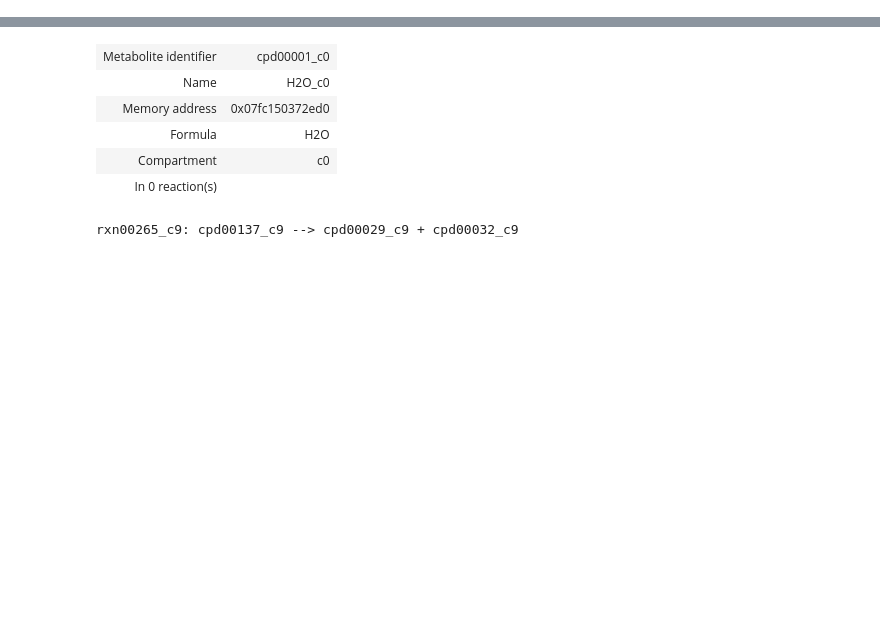
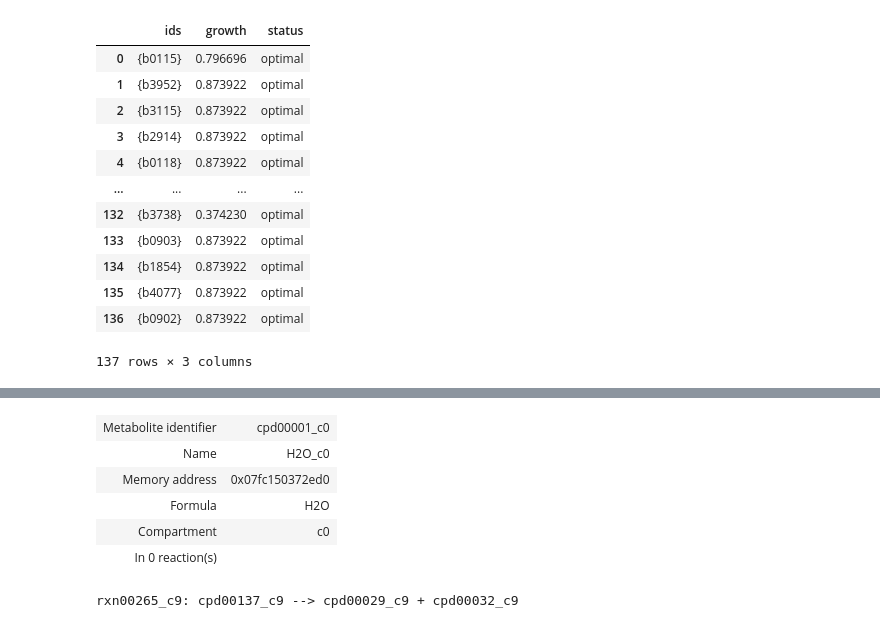
Before and after one commit to Fxe/cobrakbase, a Jupyter notebook: examples/ModelSEED/Template.ipynb, the cells around one changed output, grey strips where cells are left out. Cells and saved outputs as stored; diff of their text form; code cells hidden in the pictures; blank space fills up the shorter version.

```diff
--- a/examples/ModelSEED/Template.ipynb
+++ b/examples/ModelSEED/Template.ipynb
@@ -4,0 +583,21 @@ cobrakbase 0.2.7
+# %%
+import cobra.test
+from cobra.flux_analysis import single_gene_deletion
+
+cobra_model = cobra.test.create_test_model("textbook")
+result = single_gene_deletion(cobra_model)
+result
+# %% [output]
+|  | ids | growth | status |
+| 0 | {b0115} | 0.796696 | optimal |
+| 1 | {b3952} | 0.873922 | optimal |
+| 2 | {b3115} | 0.873922 | optimal |
+| 3 | {b2914} | 0.873922 | optimal |
+| 4 | {b0118} | 0.873922 | optimal |
+| ... | ... | ... | ... |
+| 132 | {b3738} | 0.374230 | optimal |
+| 133 | {b0903} | 0.873922 | optimal |
+| 134 | {b1854} | 0.873922 | optimal |
+| 135 | {b4077} | 0.873922 | optimal |
+| 136 | {b0902} | 0.873922 | optimal |
+137 rows × 3 columns
```
Also changed, not shown: parts of 86 cells of this notebook, 22 other files.
